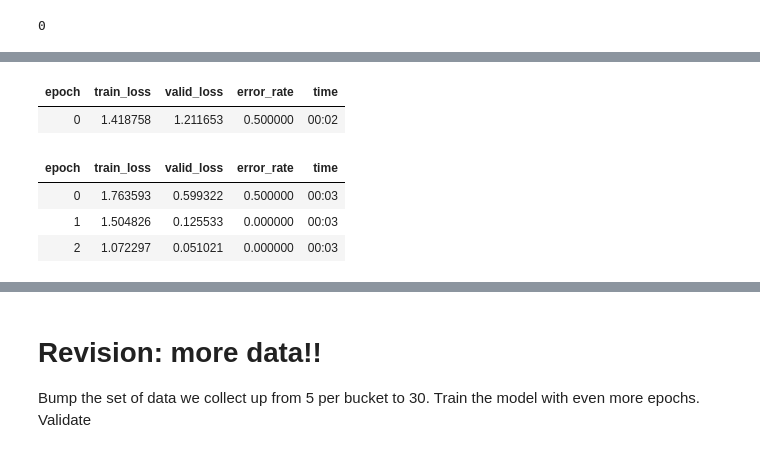
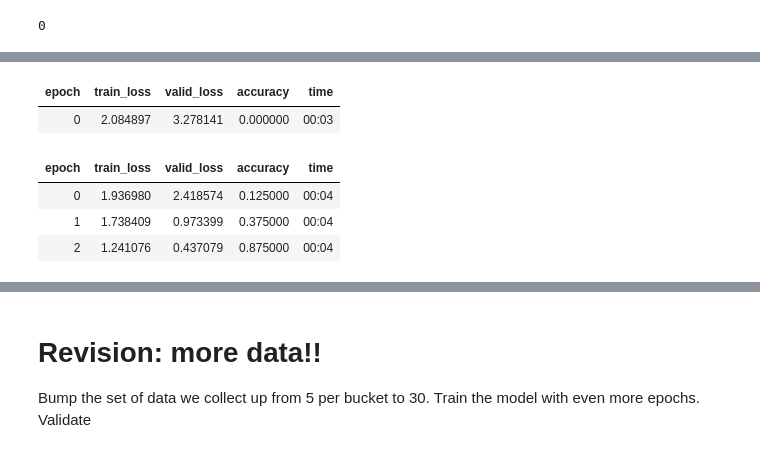
Before and after one commit to jewzaam/aiml-sandbox, a Jupyter notebook: blog-mnm.ipynb, the cells around one changed output, grey strips where cells are left out. Drawn from its saved outputs; the diff is of its cells as text; code cells hidden in the pictures.

```diff
--- a/blog-mnm.ipynb
+++ b/blog-mnm.ipynb
@@ -79,4 +83,4 @@ def download_validation_image(term):
 # %% [markdown]
 Make it easier to swap out the model and see how things change by defining a variable to capture the model.
 # %%
-model=resnet34
+model=resnet32
@@ -159,11 +169,11 @@ dls.show_batch(max_n=6)
 # %%
-learn = vision_learner(dls, model, metrics=error_rate)
+learn = vision_learner(dls, model, metrics=accuracy)
 learn.fine_tune(3)
 # %% [output]
-| epoch | train_loss | valid_loss | error_rate | time |
-| 0 | 1.418758 | 1.211653 | 0.500000 | 00:02 |
+| epoch | train_loss | valid_loss | accuracy | time |
+| 0 | 2.084897 | 3.278141 | 0.000000 | 00:03 |
-| epoch | train_loss | valid_loss | error_rate | time |
-| 0 | 1.763593 | 0.599322 | 0.500000 | 00:03 |
-| 1 | 1.504826 | 0.125533 | 0.000000 | 00:03 |
-| 2 | 1.072297 | 0.051021 | 0.000000 | 00:03 |
+| epoch | train_loss | valid_loss | accuracy | time |
+| 0 | 1.936980 | 2.418574 | 0.125000 | 00:04 |
+| 1 | 1.738409 | 0.973399 | 0.375000 | 00:04 |
+| 2 | 1.241076 | 0.437079 | 0.875000 | 00:04 |
 # %%
```
Also changed, not shown: parts of 48 cells of this notebook.
